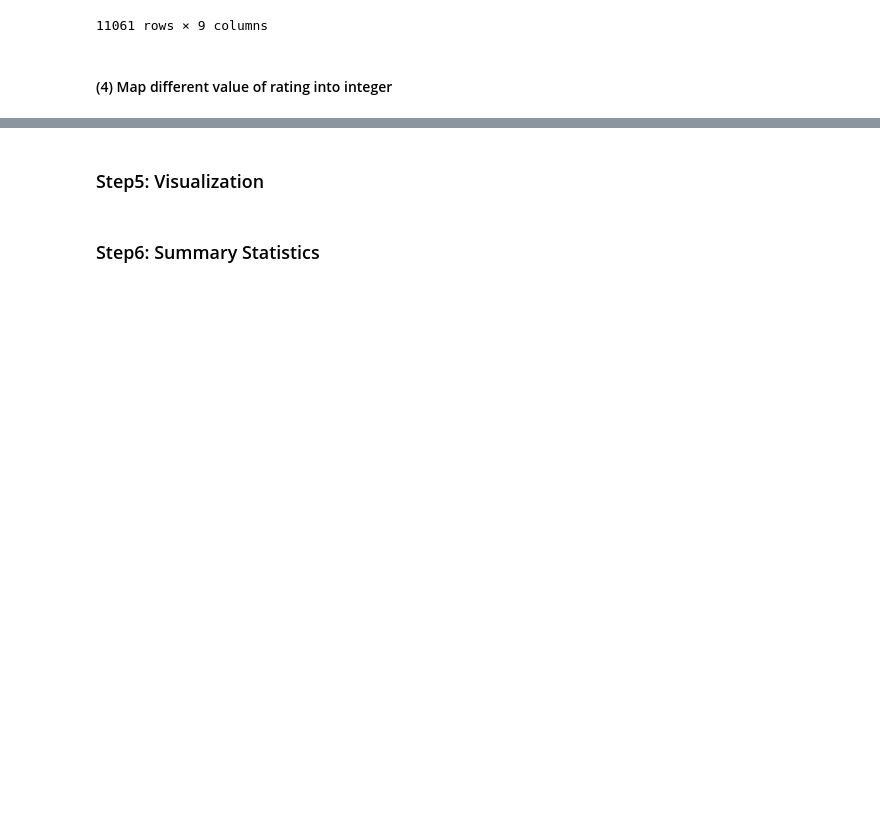
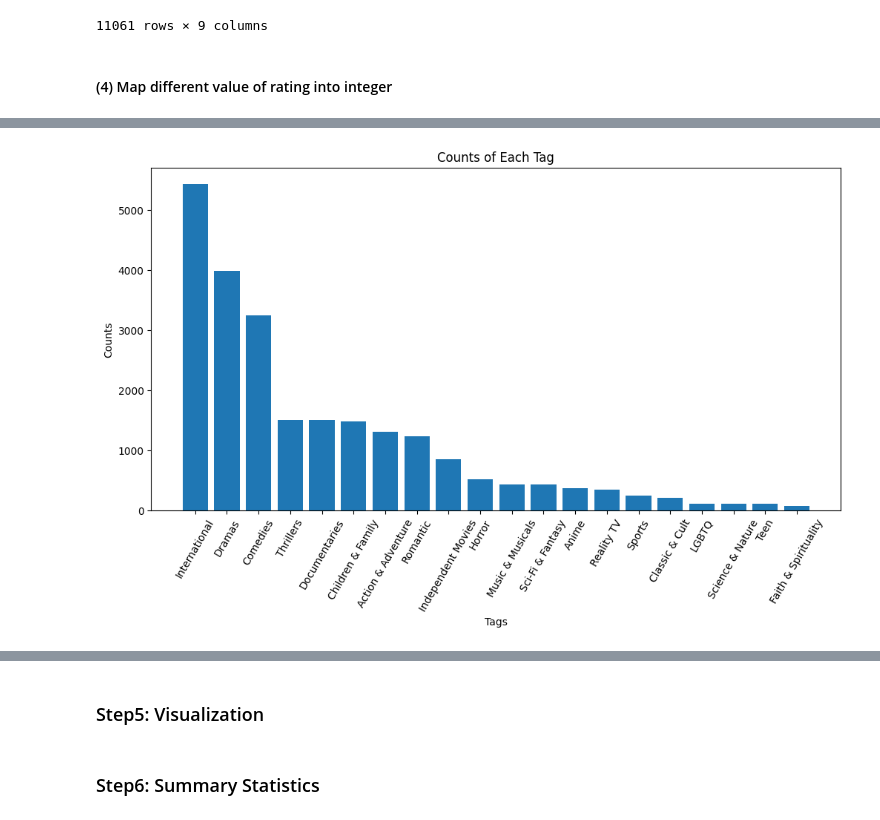
Before and after one commit to mklmklmklmkl/INFO574FinalProject, a Jupyter notebook: final_project/final-project.ipynb, the cells around one changed output, grey strips where cells are left out. Drawn from its saved outputs; the diff is of its cells as text; code cells hidden in the pictures; blank space fills up the shorter version.

Commit message:
feat: Add tags of each data

```diff
--- a/final_project/final-project.ipynb
+++ b/final_project/final-project.ipynb
@@ -291 +354,30 @@ df0.head()
+# %%
+# Create a dictionary to store the counts
+tag_counts = {}
+
+# Iterate over the new categories and count each
+for new_cat in new_tags.keys():
+    tag_counts[new_cat] = df0[new_cat].sum()
+
+# Sort the dictionary by counts
+sorted_tag_counts = dict(sorted(tag_counts.items(), key=lambda item: item[1], reverse=True))
+
+# # Display the counts
+# for tag, count in tag_counts.items():
+#     print(f"{tag}: {count}")
+# %%
+# Create a bar chart
+plt.figure(figsize=(12, 6))  # Adjust the size of the figure as needed
+plt.bar(sorted_tag_counts.keys(), sorted_tag_counts.values())
+
+# Add labels and title
+plt.xlabel('Tags')
+plt.ylabel('Counts')
+plt.title('Counts of Each Tag')
+plt.xticks(rotation=60)  # Rotate the x-axis labels for better readability
+
+# Show the plot
+plt.show()
+# %% [output]
+[figure, added]
 # %%
```
Also changed, not shown: parts of 10 cells of this notebook, 2 other files.
